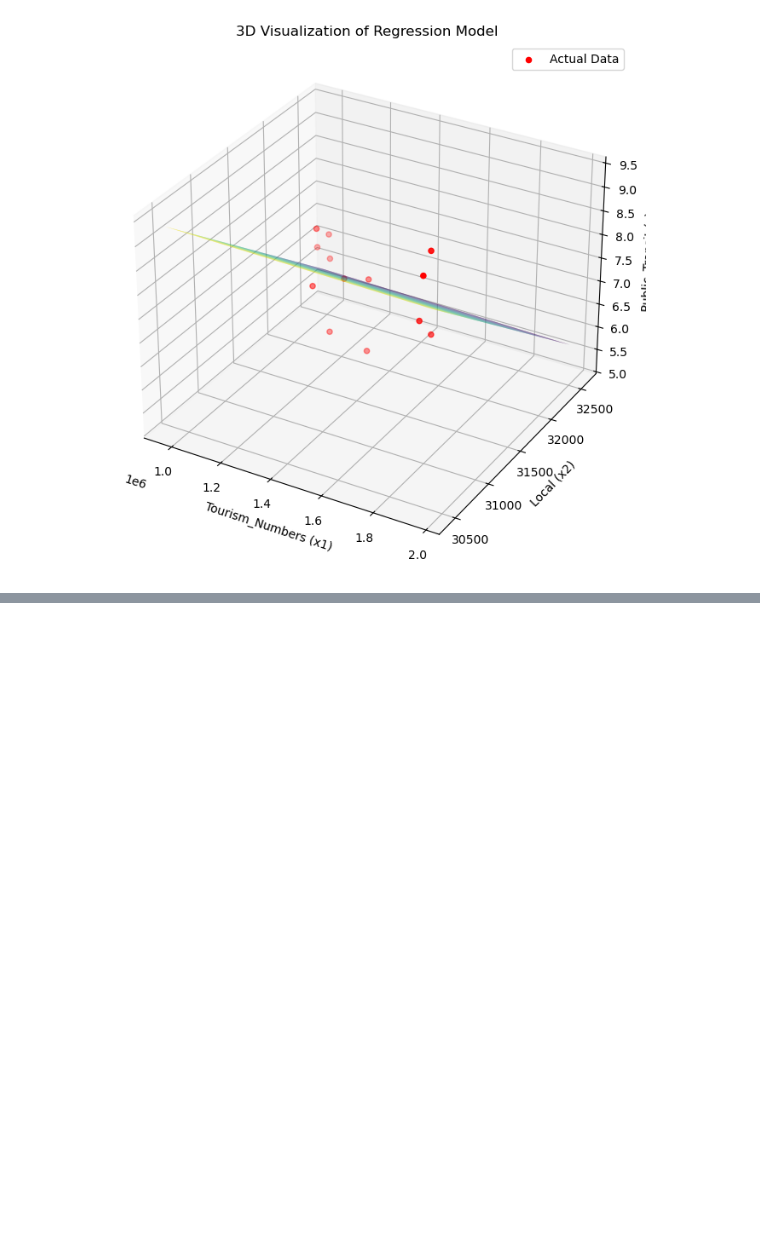
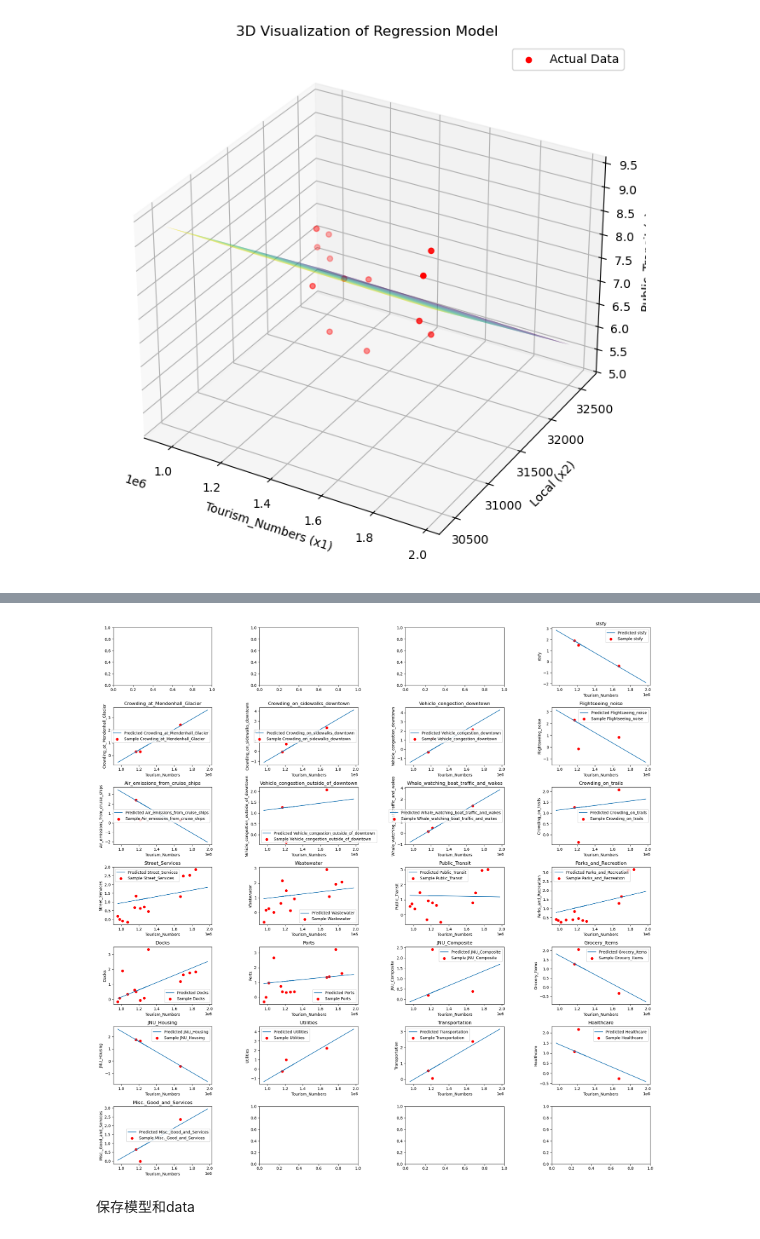
Before and after one commit to BlackMaple1203/MCM, a Jupyter notebook: Code/social/social_new.ipynb, the cells around one changed output, grey strips where cells are left out. Saved outputs shown, nothing was run; the diff lists cells and outputs as text; code cells hidden in the pictures; blank space fills up the shorter version.

```diff
--- a/Code/social/social_new.ipynb
+++ b/Code/social/social_new.ipynb
@@ -190,0 +290,29 @@ plt.show()
+# %%
+# 画图
+fig, axs = plt.subplots(7, 4, figsize=(20, 20))
+axs = axs.flatten()
+
+x2_fixed = np.mean(X2) # Use the mean of the Local column
+X_x2_fixed = np.hstack((X1, np.full(X1.shape, x2_fixed)))
+
+
+for idx, key in enumerate(norm_td_pred.keys()):
+    if key == "Tourism_Numbers" or key == "Year" or key == "Local":
+        continue
+    model = norm_models[key]
+    y = model.predict(X_x2_fixed)
+    axs[idx].plot(td_norm["Tourism_Numbers"], y, label=f'Predicted {key}')
+
+    valid_samples = np.array(td_norm[key]) != -1
+    axs[idx].scatter(np.array(td_norm["Tourism_Numbers"])[valid_samples], np.array(td_norm[key])[valid_samples], color='red', label=f'Sample {key}')
+    axs[idx].set_title(key)
+    axs[idx].set_xlabel('Tourism_Numbers')
+    axs[idx].set_ylabel(key)
+    axs[idx].legend()
+
+plt.tight_layout()
+plt.show()
+# %% [output]
+[figure, added]
+# %% [markdown]
+保存模型和data
```
Also changed, not shown: parts of 10 cells of this notebook, 5 other files.
